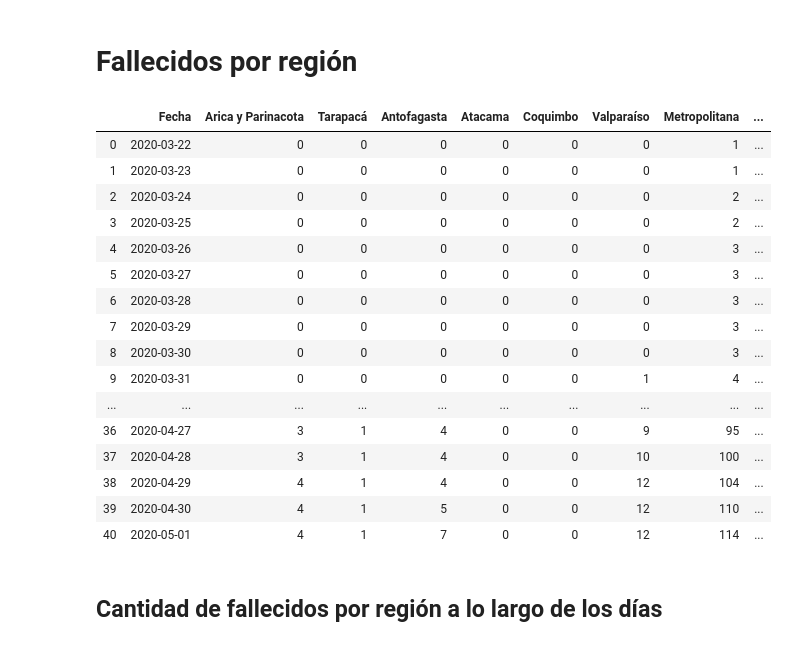
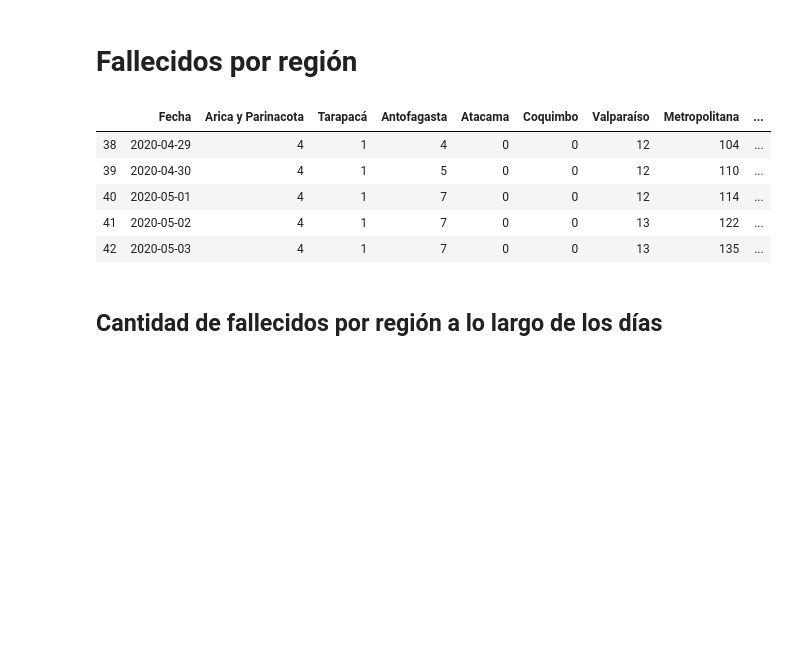
Before and after one commit to patricionicolas/Covid-19-Chile, a Jupyter notebook: Fallecidos.ipynb, the cells around one changed output. Cells and saved outputs as stored; diff of their text form; code cells hidden in the pictures; blank space fills up the shorter version.

```diff
--- a/Fallecidos.ipynb
+++ b/Fallecidos.ipynb
@@ -111,26 +111,15 @@ plt.show()
 # %%
 url_region  = "https://raw.githubusercontent.com/MinCiencia/Datos-COVID19/master/output/producto14/FallecidosCumulativo_T.csv"
 data_region = pd.read_csv(url_region)
 data_region = data_region.rename(columns={'Region':'Fecha'})
-data_region
+data_region.tail(5)
 # %% [output]
 |  | Fecha | Arica y Parinacota | Tarapacá | Antofagasta | Atacama | Coquimbo | Valparaíso | Metropolitana | ... |
-| 0 | 2020-03-22 | 0 | 0 | 0 | 0 | 0 | 0 | 1 | ... |
-| 1 | 2020-03-23 | 0 | 0 | 0 | 0 | 0 | 0 | 1 | ... |
-| 2 | 2020-03-24 | 0 | 0 | 0 | 0 | 0 | 0 | 2 | ... |
-| 3 | 2020-03-25 | 0 | 0 | 0 | 0 | 0 | 0 | 2 | ... |
-| 4 | 2020-03-26 | 0 | 0 | 0 | 0 | 0 | 0 | 3 | ... |
-| 5 | 2020-03-27 | 0 | 0 | 0 | 0 | 0 | 0 | 3 | ... |
-| 6 | 2020-03-28 | 0 | 0 | 0 | 0 | 0 | 0 | 3 | ... |
-| 7 | 2020-03-29 | 0 | 0 | 0 | 0 | 0 | 0 | 3 | ... |
-| 8 | 2020-03-30 | 0 | 0 | 0 | 0 | 0 | 0 | 3 | ... |
-| 9 | 2020-03-31 | 0 | 0 | 0 | 0 | 0 | 1 | 4 | ... |
-| ... | ... | ... | ... | ... | ... | ... | ... | ... | ... |
-| 36 | 2020-04-27 | 3 | 1 | 4 | 0 | 0 | 9 | 95 | ... |
-| 37 | 2020-04-28 | 3 | 1 | 4 | 0 | 0 | 10 | 100 | ... |
 | 38 | 2020-04-29 | 4 | 1 | 4 | 0 | 0 | 12 | 104 | ... |
 | 39 | 2020-04-30 | 4 | 1 | 5 | 0 | 0 | 12 | 110 | ... |
 | 40 | 2020-05-01 | 4 | 1 | 7 | 0 | 0 | 12 | 114 | ... |
+| 41 | 2020-05-02 | 4 | 1 | 7 | 0 | 0 | 13 | 122 | ... |
+| 42 | 2020-05-03 | 4 | 1 | 7 | 0 | 0 | 13 | 135 | ... |
 # %% [markdown]
 ## Cantidad de fallecidos por región a lo largo de los días
 # %%
```
Also changed, not shown: parts of 7 cells of this notebook, 3 other files.
